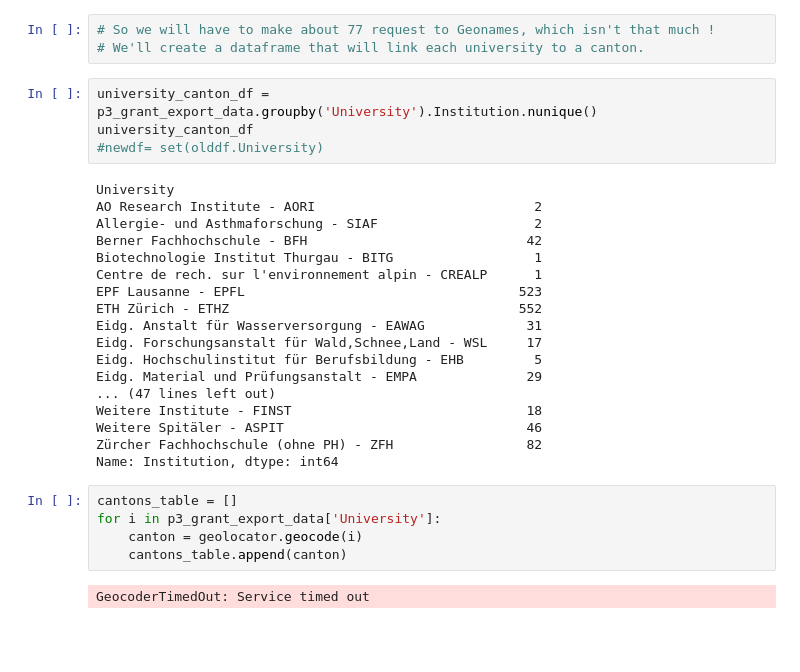
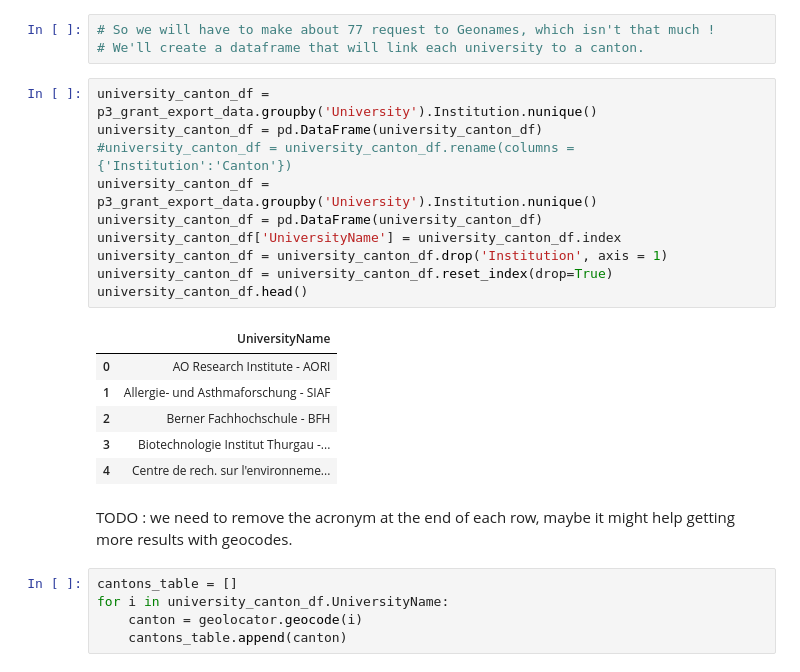
Before and after one commit to Merinorus/adaisawesome, a Jupyter notebook: Homework/03 - Interactive Viz/HW3_Interactive_Viz.ipynb, the cells around one changed output. Cells and saved outputs as stored; diff of their text form; blank space fills up the shorter version.

```diff
--- a/Homework/03 - Interactive Viz/HW3_Interactive_Viz.ipynb
+++ b/Homework/03 - Interactive Viz/HW3_Interactive_Viz.ipynb
@@ -128,34 +128,29 @@ p3_grant_export_data.groupby('University').Institution.nunique().size
 # %%
 # So we will have to make about 77 request to Geonames, which isn't that much !
 # We'll create a dataframe that will link each university to a canton.
-# %%
-university_canton_df = p3_grant_export_data.groupby('University').Institution.nunique()
-university_canton_df
-#newdf= set(olddf.University)
-# %% [output]
-University
-AO Research Institute - AORI                            2
-Allergie- und Asthmaforschung - SIAF                    2
-Berner Fachhochschule - BFH                            42
-Biotechnologie Institut Thurgau - BITG                  1
-Centre de rech. sur l'environnement alpin - CREALP      1
-EPF Lausanne - EPFL                                   523
-ETH Zürich - ETHZ                                     552
-Eidg. Anstalt für Wasserversorgung - EAWAG             31
-Eidg. Forschungsanstalt für Wald,Schnee,Land - WSL     17
-Eidg. Hochschulinstitut für Berufsbildung - EHB         5
-Eidg. Material und Prüfungsanstalt - EMPA              29
-... (47 lines left out)
-Weitere Institute - FINST                              18
-Weitere Spitäler - ASPIT                               46
-Zürcher Fachhochschule (ohne PH) - ZFH                 82
-Name: Institution, dtype: int64
+# %%
+university_canton_df = p3_grant_export_data.groupby('University').Institution.nunique()
+university_canton_df = pd.DataFrame(university_canton_df)
+#university_canton_df = university_canton_df.rename(columns = {'Institution':'Canton'})
+university_canton_df = p3_grant_export_data.groupby('University').Institution.nunique()
+university_canton_df = pd.DataFrame(university_canton_df)
+university_canton_df['UniversityName'] = university_canton_df.index
+university_canton_df = university_canton_df.drop('Institution', axis = 1)
+university_canton_df = university_canton_df.reset_index(drop=True)
+university_canton_df.head()
+# %% [output]
+|  | UniversityName |
+| 0 | AO Research Institute - AORI |
+| 1 | Allergie- und Asthmaforschung - SIAF |
+| 2 | Berner Fachhochschule - BFH |
+| 3 | Biotechnologie Institut Thurgau -... |
+| 4 | Centre de rech. sur l'environneme... |
+# %% [markdown]
+TODO  : we need to remove the acronym at the end of each row, maybe it might help getting more results with geocodes.
 # %%
 cantons_table = []
-for i in p3_grant_export_data['University']:
+for i in university_canton_df.UniversityName:
     canton = geolocator.geocode(i)
     cantons_table.append(canton)
-# %% [output]
-GeocoderTimedOut: Service timed out
 # %%
 cantons_table
```
Also changed, not shown: parts of 1 cell of this notebook, 2 other files.
